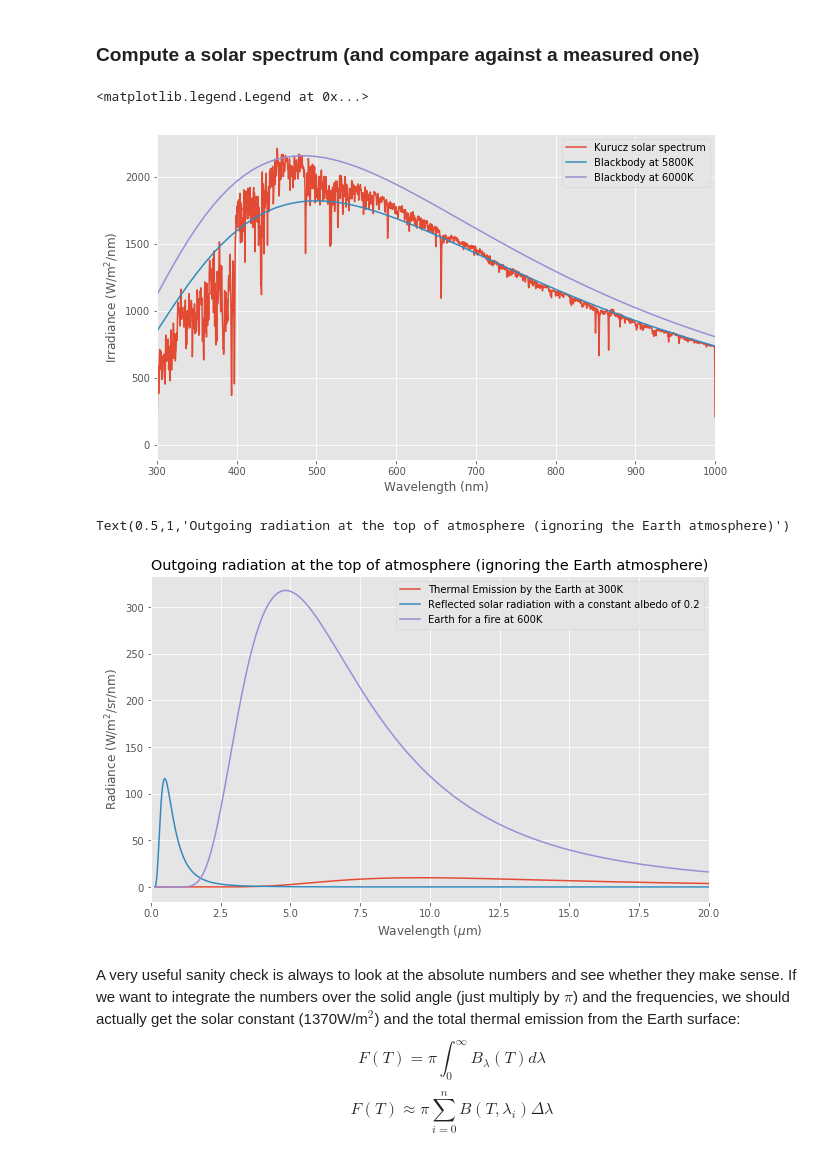
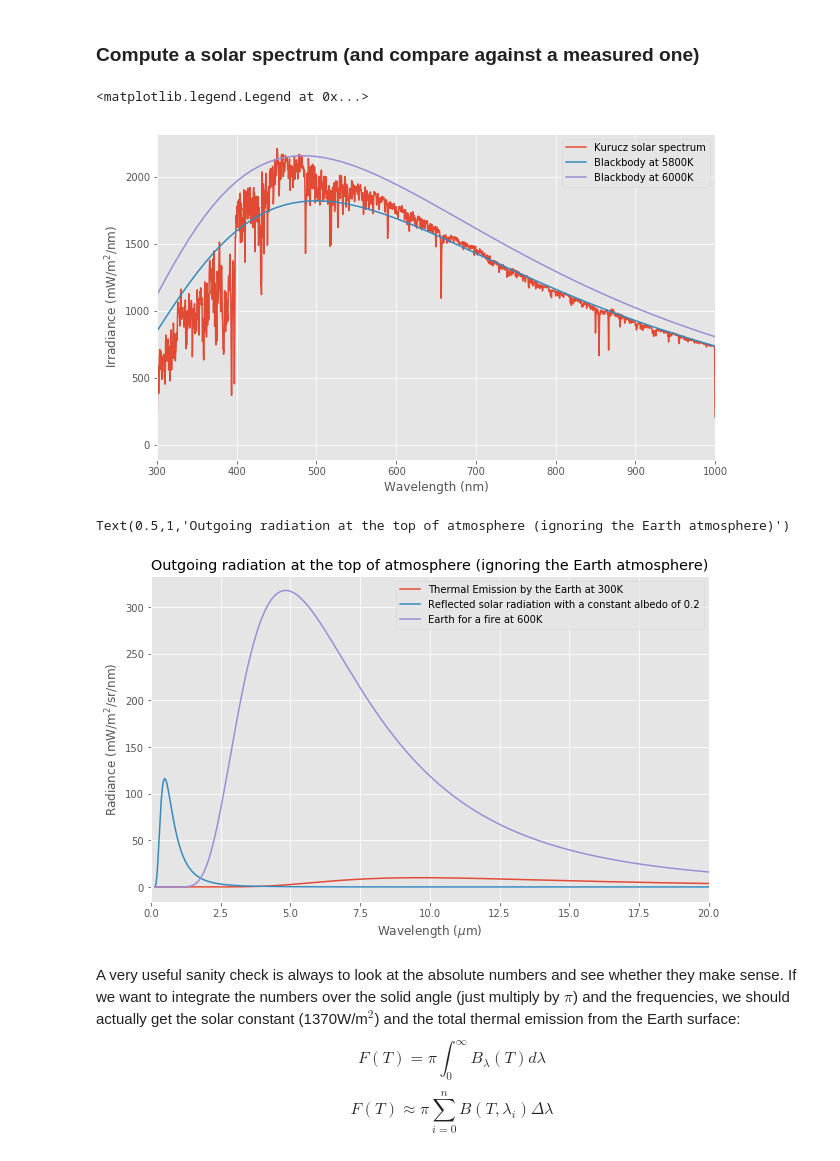
Before and after one commit to cfranken/ESE156, a Jupyter notebook: Week6/ESE156_ThermalRadiation.ipynb, the cells around one changed output. Saved outputs shown, nothing was run; the diff lists cells and outputs as text; code cells hidden in the pictures.

```diff
--- a/Week6/ESE156_ThermalRadiation.ipynb
+++ b/Week6/ESE156_ThermalRadiation.ipynb
@@ -52,27 +52,27 @@ wl = np.arange(150,35000,10)*1e-9
 # %%
 # Load in a measured solar spectrum (up to 1µm):
 solar_irr = np.loadtxt('../Week5/data/irradthuwl.br_5nmresamp')
 plt.plot(solar_irr[:,0], solar_irr[:,1]*1e3,label='Kurucz solar spectrum')
 plt.plot(wl*1e9, planck(wl,Tsun)*sunEarth*np.pi, label='Blackbody at 5800K')
 plt.plot(wl*1e9, planck(wl,Tsun2)*sunEarth*np.pi, label='Blackbody at 6000K')
-plt.ylabel('Irradiance (W/m$^2$/nm)')
+plt.ylabel('Irradiance (mW/m$^2$/nm)')
 plt.xlabel('Wavelength (nm)')
 plt.xlim((300,1000))
 plt.legend()
 # %% [output]
 <matplotlib.legend.Legend at 0x...>
-[figure, old version]
+[figure, new version]
 # %%
 plt.plot(wl*1e6, planck(wl,300),wl*1e6, planck(wl,Tsun)*sunEarth*0.2)
 plt.plot(wl*1e6, planck(wl,600))
 plt.xlim((0,20))
 plt.legend(['Thermal Emission by the Earth at 300K','Reflected solar radiation with a constant albedo of 0.2','Earth for a fire at 600K'])
 plt.xlabel('Wavelength ($\mu$m)')
-plt.ylabel('Radiance (W/m$^2$/sr/nm)')
+plt.ylabel('Radiance (mW/m$^2$/sr/nm)')
 plt.title('Outgoing radiation at the top of atmosphere (ignoring the Earth atmosphere)')
 # %% [output]
 Text(0.5,1,'Outgoing radiation at the top of atmosphere (ignoring the Earth atmosphere)')
-[figure, old version]
+[figure, new version]
 # %% [markdown]
 A very useful sanity check is always to look at the absolute numbers and see whether they make sense. If we want to integrate the numbers over the solid angle (just multiply by $\pi$) and the frequencies, we should actually get the solar constant (1370W/m$^2$) and the total thermal emission from the Earth surface:
 $$F(T) = \pi \int_0^\infty B_\lambda(T) d\lambda $$
```
Also changed, not shown: parts of 10 cells of this notebook, 1 other file.
